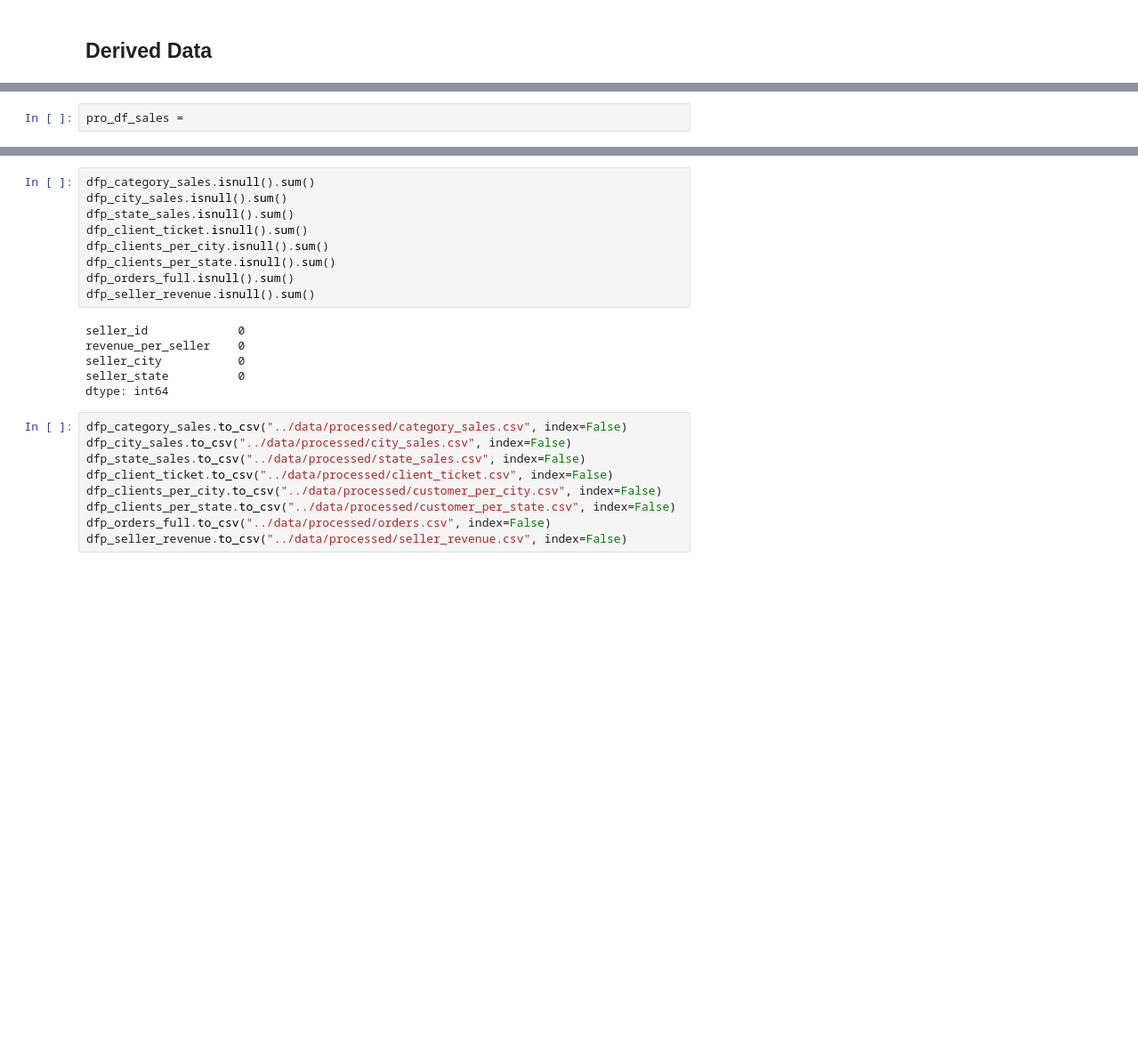
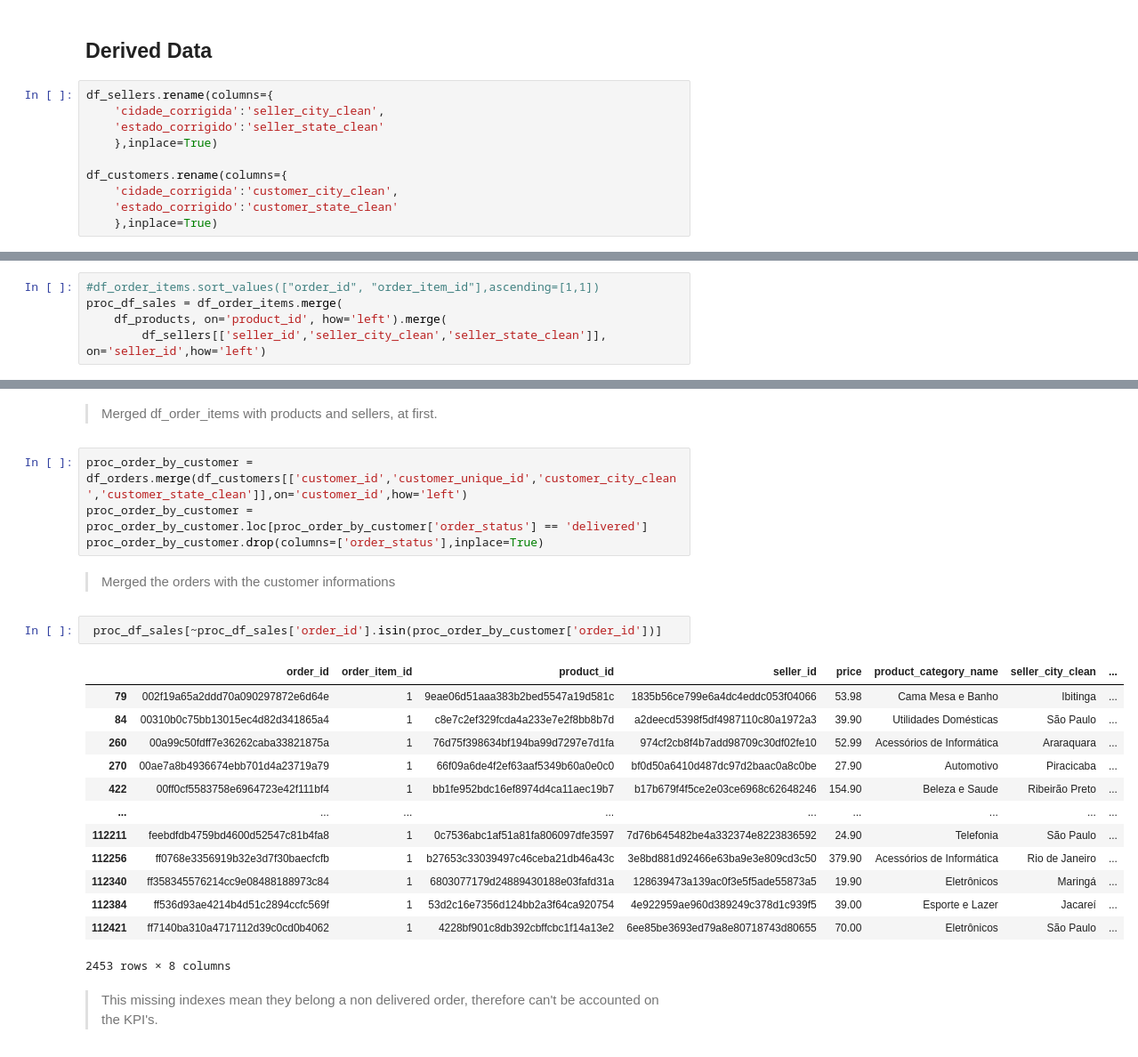
Before and after one commit to rickcolettohub/E-Commerce-Sales-Data-Analysis, a Jupyter notebook: notebooks/EDA.ipynb, the cells around one changed output, grey strips where cells are left out. Shown at 89% size. Cells and saved outputs as stored; diff of their text form; blank space fills up the shorter version.

```diff
--- a/notebooks/EDA.ipynb
+++ b/notebooks/EDA.ipynb
@@ -615,3 +615,13 @@ df_products.to_csv("../data/cleaned/df_products.csv", index=False)
 df_sellers.to_csv("../data/cleaned/df_sellers.csv", index=False)
 # %% [markdown]
 ## Derived Data
+# %%
+df_sellers.rename(columns={
+    'cidade_corrigida':'seller_city_clean',
+    'estado_corrigido':'seller_state_clean'
+    },inplace=True)
+
+df_customers.rename(columns={
+    'cidade_corrigida':'customer_city_clean',
+    'estado_corrigido':'customer_state_clean'
+    },inplace=True)
@@ -618,2 +630,5 @@ df_sellers.to_csv("../data/cleaned/df_sellers.csv", index=False)
 # %%
-pro_df_sales =
+#df_order_items.sort_values(["order_id", "order_item_id"],ascending=[1,1])
+proc_df_sales = df_order_items.merge(
+    df_products, on='product_id', how='left').merge(
+        df_sellers[['seller_id','seller_city_clean','seller_state_clean']], on='seller_id',how='left')
@@ -774,24 +635,26 @@ dfp_seller_revenue = dfp_seller_revenue.sort_values(by='revenue_per_seller', asc
-# %%
-dfp_category_sales.isnull().sum()
-dfp_city_sales.isnull().sum()
-dfp_state_sales.isnull().sum()
-dfp_client_ticket.isnull().sum()
-dfp_clients_per_city.isnull().sum()
-dfp_clients_per_state.isnull().sum()
-dfp_orders_full.isnull().sum()
-dfp_seller_revenue.isnull().sum()
-# %% [output]
-seller_id             0
-revenue_per_seller    0
-seller_city           0
-seller_state          0
-dtype: int64
-# %%
-dfp_category_sales.to_csv("../data/processed/category_sales.csv", index=False)
-dfp_city_sales.to_csv("../data/processed/city_sales.csv", index=False)
-dfp_state_sales.to_csv("../data/processed/state_sales.csv", index=False)
-dfp_client_ticket.to_csv("../data/processed/client_ticket.csv", index=False)
-dfp_clients_per_city.to_csv("../data/processed/customer_per_city.csv", index=False)
-dfp_clients_per_state.to_csv("../data/processed/customer_per_state.csv", index=False)
-dfp_orders_full.to_csv("../data/processed/orders.csv", index=False)
-dfp_seller_revenue.to_csv("../data/processed/seller_revenue.csv", index=False)
+# %% [markdown]
+> Merged df_order_items with products and sellers, at first.
+# %%
+proc_order_by_customer = df_orders.merge(df_customers[['customer_id','customer_unique_id','customer_city_clean','customer_state_clean']],on='customer_id',how='left')
+proc_order_by_customer = proc_order_by_customer.loc[proc_order_by_customer['order_status'] == 'delivered']
+proc_order_by_customer.drop(columns=['order_status'],inplace=True)
+# %% [markdown]
+> Merged the orders with the customer informations
+# %%
+ proc_df_sales[~proc_df_sales['order_id'].isin(proc_order_by_customer['order_id'])]
+# %% [output]
+|  | order_id | order_item_id | product_id | seller_id | price | product_category_name | seller_city_clean | ... |
+| 79 | 002f19a65a2ddd70a090297872e6d64e | 1 | 9eae06d51aaa383b2bed5547a19d581c | 1835b56ce799e6a4dc4eddc053f04066 | 53.98 | Cama Mesa e Banho | Ibitinga | ... |
+| 84 | 00310b0c75bb13015ec4d82d341865a4 | 1 | c8e7c2ef329fcda4a233e7e2f8bb8b7d | a2deecd5398f5df4987110c80a1972a3 | 39.90 | Utilidades Domésticas | São Paulo | ... |
+| 260 | 00a99c50fdff7e36262caba33821875a | 1 | 76d75f398634bf194ba99d7297e7d1fa | 974cf2cb8f4b7add98709c30df02fe10 | 52.99 | Acessórios de Informática | Araraquara | ... |
+| 270 | 00ae7a8b4936674ebb701d4a23719a79 | 1 | 66f09a6de4f2ef63aaf5349b60a0e0c0 | bf0d50a6410d487dc97d2baac0a8c0be | 27.90 | Automotivo | Piracicaba | ... |
+| 422 | 00ff0cf5583758e6964723e42f111bf4 | 1 | bb1fe952bdc16ef8974d4ca11aec19b7 | b17b679f4f5ce2e03ce6968c62648246 | 154.90 | Beleza e Saude | Ribeirão Preto | ... |
+| ... | ... | ... | ... | ... | ... | ... | ... | ... |
+| 112211 | feebdfdb4759bd4600d52547c81b4fa8 | 1 | 0c7536abc1af51a81fa806097dfe3597 | 7d76b645482be4a332374e8223836592 | 24.90 | Telefonia | São Paulo | ... |
+| 112256 | ff0768e3356919b32e3d7f30baecfcfb | 1 | b27653c33039497c46ceba21db46a43c | 3e8bd881d92466e63ba9e3e809cd3c50 | 379.90 | Acessórios de Informática | Rio de Janeiro | ... |
+| 112340 | ff358345576214cc9e08488188973c84 | 1 | 6803077179d24889430188e03fafd31a | 128639473a139ac0f3e5f5ade55873a5 | 19.90 | Eletrônicos | Maringá | ... |
+| 112384 | ff536d93ae4214b4d51c2894ccfc569f | 1 | 53d2c16e7356d124bb2a3f64ca920754 | 4e922959ae960d389249c378d1c939f5 | 39.00 | Esporte e Lazer | Jacareí | ... |
+| 112421 | ff7140ba310a4717112d39c0cd0b4062 | 1 | 4228bf901c8db392cbffcbc1f14a13e2 | 6ee85be3693ed79a8e80718743d80655 | 70.00 | Eletrônicos | São Paulo | ... |
+2453 rows × 8 columns
+# %% [markdown]
+> This missing indexes mean they belong a non delivered order, therefore can't be accounted on the KPI's.
```
Also changed, not shown: parts of 36 cells of this notebook, 6 other files.
